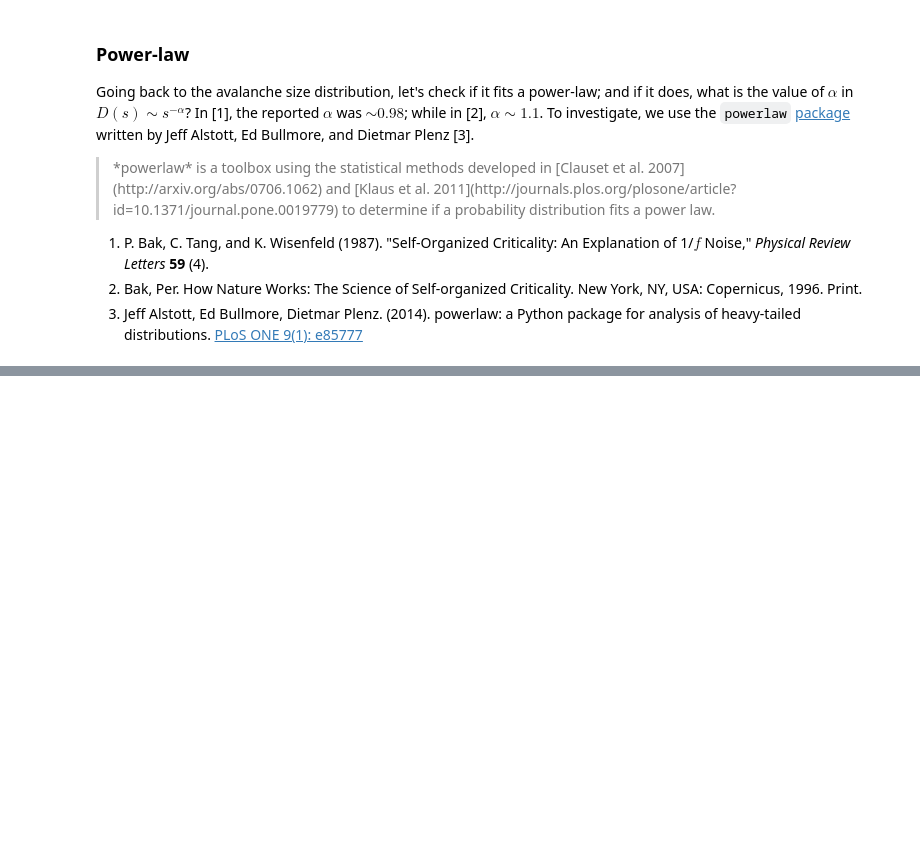
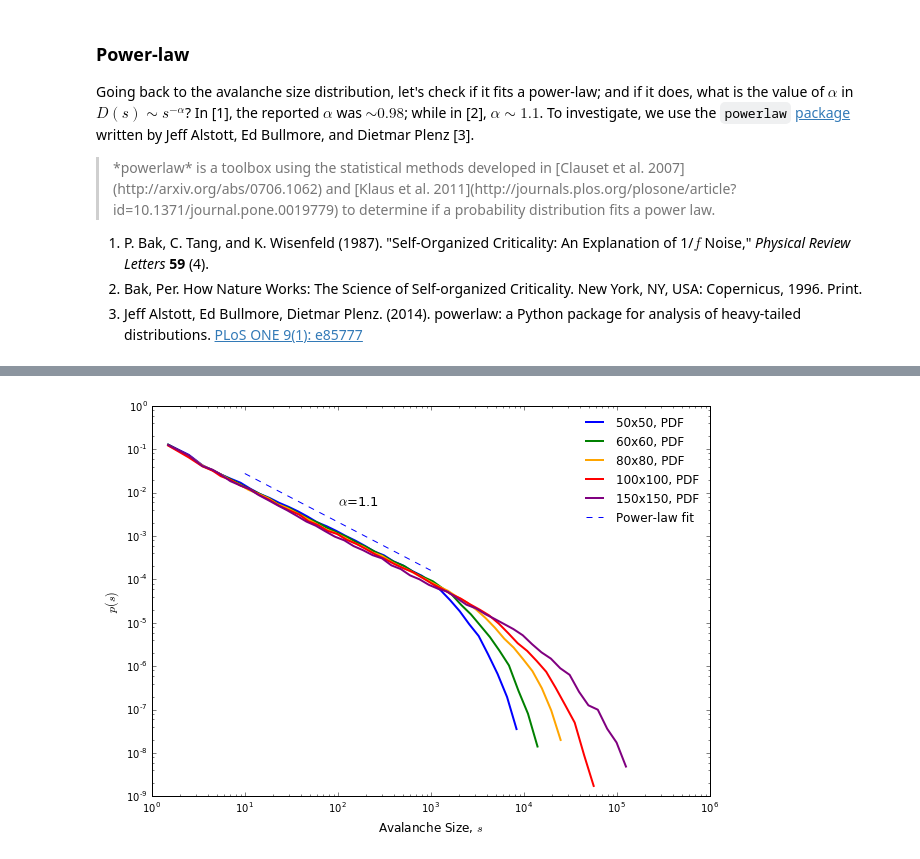
Before and after one commit to eflegara/BTW-Sandpile-Model, a Jupyter notebook: Sandpile.ipynb, the cells around one changed output, grey strips where cells are left out. Cells and saved outputs as stored; diff of their text form; code cells hidden in the pictures; blank space fills up the shorter version.

```diff
--- a/Sandpile.ipynb
+++ b/Sandpile.ipynb
@@ -246,0 +204,33 @@ Calculating best minimal value for power law fit
+# %%
+def fitting(topsize, xmin, xmax):
+    tsize = np.array(topsize)
+    fit = powerlaw.Fit(tsize[tsize>0], discrete=True, xmin=xmin, xmax=xmax)
+    alpha = fit.power_law.alpha
+    return tsize, fit, alpha
+
+fig = plt.figure(figsize=(10,7))
+ax1 = fig.add_subplot(1,1,1)
+
+tsize, fit, alpha = fitting(topplesize50, 10, 1000)
+powerlaw.plot_pdf(tsize[tsize>0], color='b', ax=ax1, linestyle='-', linewidth=2, label="50x50, PDF")
+
+tsize, fit, alpha = fitting(topplesize60, 10, 1000)
+powerlaw.plot_pdf(tsize[tsize>0], color='g', ax=ax1, linestyle='-', linewidth=2, label="60x60, PDF")
+
+tsize, fit, alpha = fitting(topplesize80, 10, 1000)
+powerlaw.plot_pdf(tsize[tsize>0], color='orange', ax=ax1, linestyle='-', linewidth=2, label="80x80, PDF")
+
+tsize, fit, alpha = fitting(topplesize100, 10, 1000)
+powerlaw.plot_pdf(tsize[tsize>0], color='r', ax=ax1, linestyle='-', linewidth=2, label="100x100, PDF")
+
+tsize, fit, alpha = fitting(topplesize150, 10, 1000)
+powerlaw.plot_pdf(tsize[tsize>0], color='purple', ax=ax1, linestyle='-', linewidth=2, label="150x150, PDF")
+
+fit.power_law.plot_pdf(tsize[tsize>0], color='b', ax=ax1, linestyle='--', linewidth=1, label="Power-law fit")
+_ = plt.text(10e1,50e-4,r"$\alpha$="+str(round(alpha,1)), fontsize=13)
+plt.xlabel(r"Avalanche Size, $s$", fontsize=12)
+plt.ylabel(r"$p(s)$", fontsize=12)
+
+_ = plt.legend(frameon=False)
+# %% [output]
+[figure, added]
```
Also changed, not shown: parts of 16 cells of this notebook.
